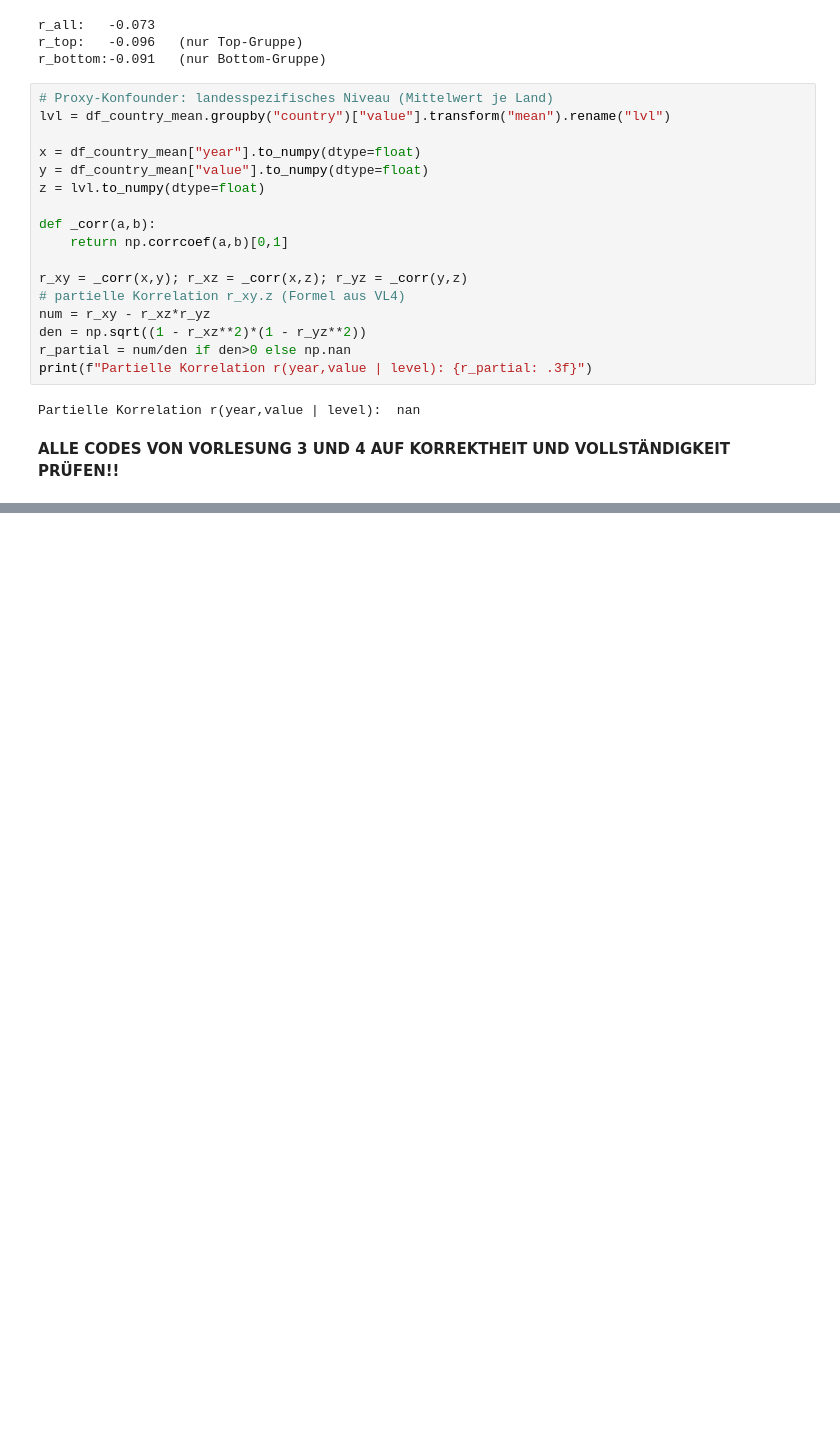
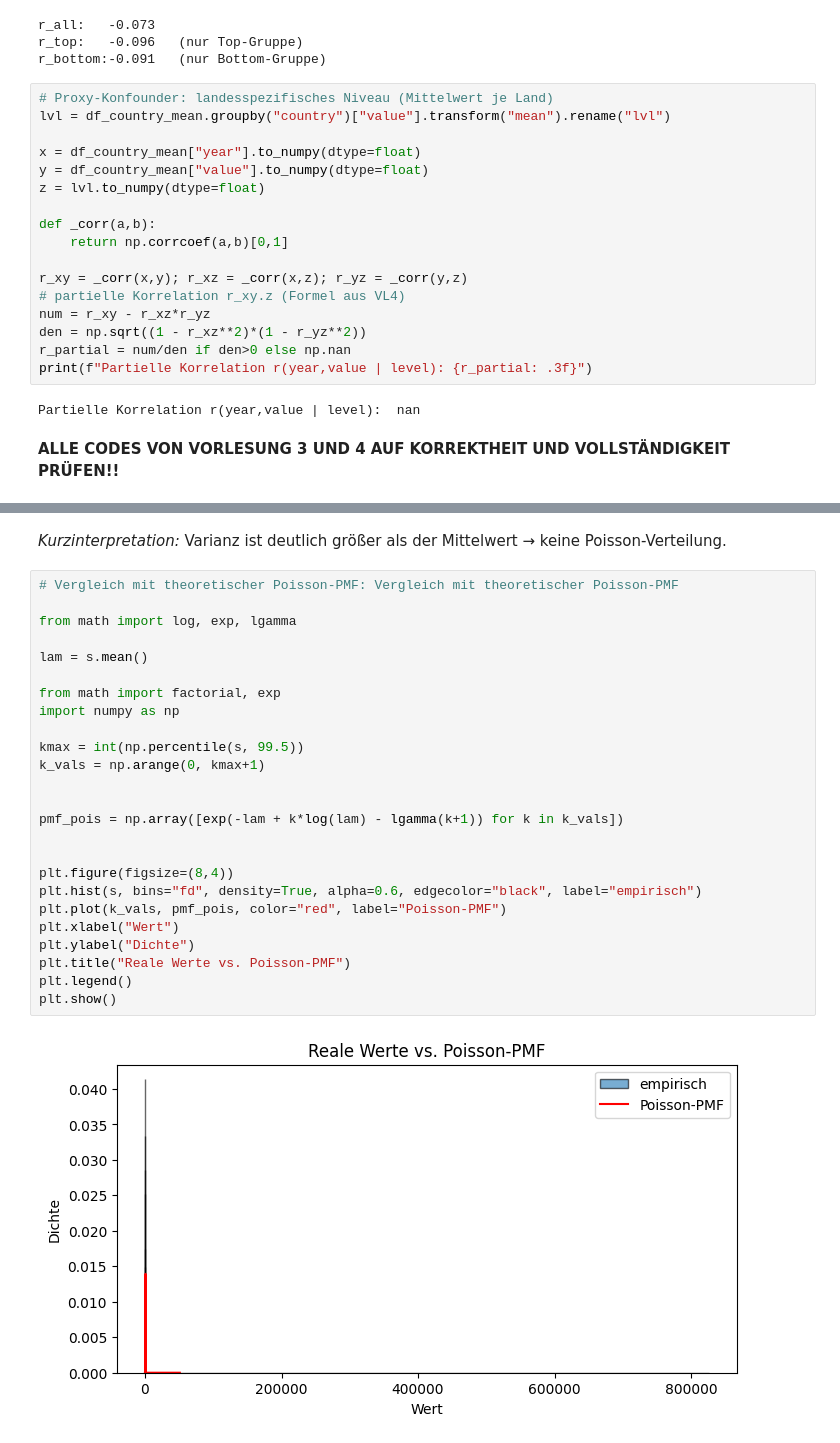
Before and after one commit to flurinasophie/OECD_WellBeing, a Jupyter notebook: 01eda.ipynb, the cells around one changed output, grey strips where cells are left out. Drawn from its saved outputs; the diff is of its cells as text; blank space fills up the shorter version.

```diff
--- a/01eda.ipynb
+++ b/01eda.ipynb
@@ -741,0 +792,29 @@ Partielle Korrelation r(year,value | level):  nan
+# %% [markdown]
+*Kurzinterpretation:* Varianz ist deutlich größer als der Mittelwert → keine Poisson-Verteilung.
+# %%
+# Vergleich mit theoretischer Poisson-PMF: Vergleich mit theoretischer Poisson-PMF
+
+from math import log, exp, lgamma
+
+lam = s.mean()
+
+from math import factorial, exp
+import numpy as np
+
+kmax = int(np.percentile(s, 99.5))
+k_vals = np.arange(0, kmax+1)
+
+
+pmf_pois = np.array([exp(-lam + k*log(lam) - lgamma(k+1)) for k in k_vals])
+
+
+plt.figure(figsize=(8,4))
+plt.hist(s, bins="fd", density=True, alpha=0.6, edgecolor="black", label="empirisch")
+plt.plot(k_vals, pmf_pois, color="red", label="Poisson-PMF")
+plt.xlabel("Wert")
+plt.ylabel("Dichte")
+plt.title("Reale Werte vs. Poisson-PMF")
+plt.legend()
+plt.show()
+# %% [output]
+[figure, added]
```
Also changed, not shown: parts of 44 cells of this notebook.
